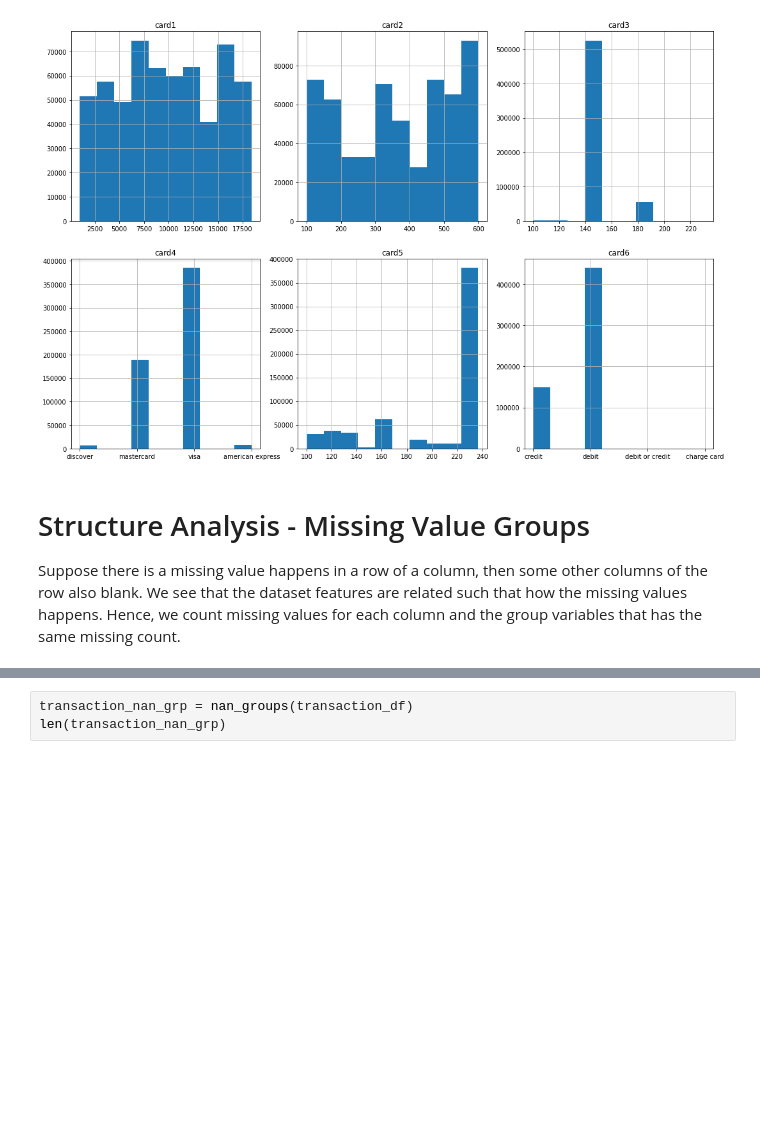
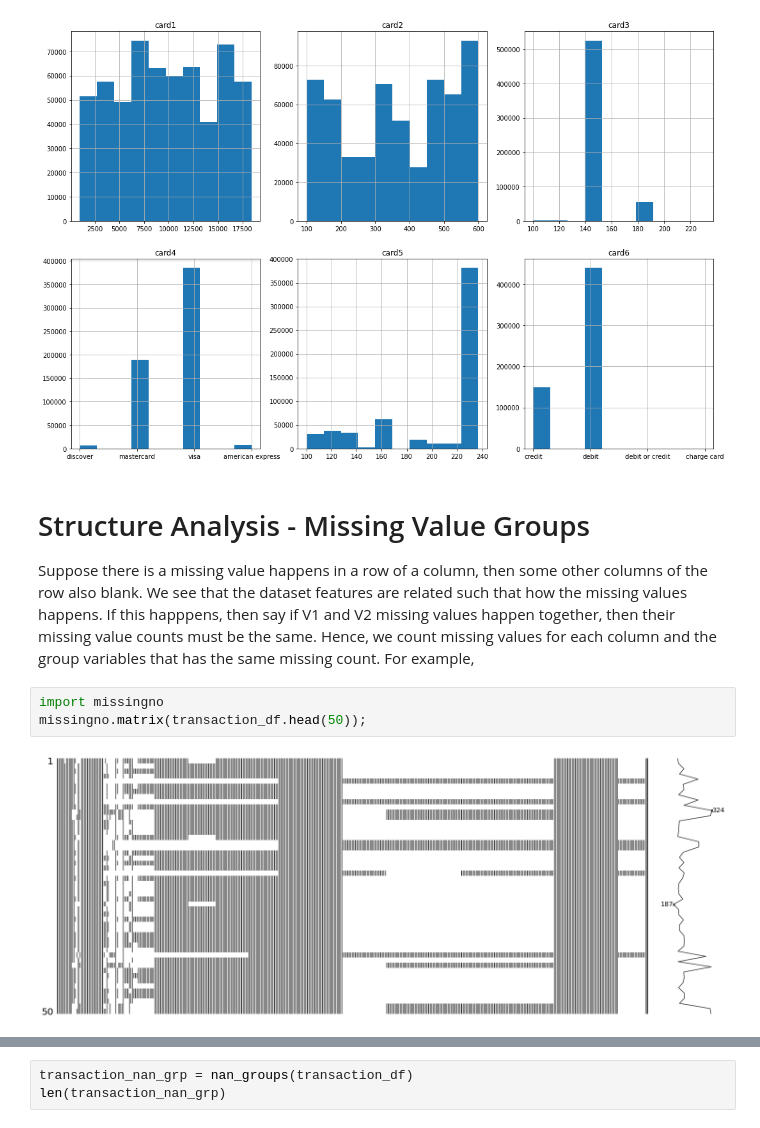
Before and after one commit to taimoon/click-through-rate-prediction, a Jupyter notebook: EDA.ipynb, the cells around one changed output, grey strips where cells are left out. Saved outputs shown, nothing was run; the diff lists cells and outputs as text; blank space fills up the shorter version.

```diff
--- a/EDA.ipynb
+++ b/EDA.ipynb
@@ -250,6 +248,11 @@ local_cell_main()
 # %% [markdown]
 # Structure Analysis - Missing Value Groups
 
-Suppose there is a missing value happens in a row of a column, then some other columns of the row also blank. We see that the dataset features are related such that how the missing values happens. Hence, we count missing values for each column and the group variables that has the same missing count.
+Suppose there is a missing value happens in a row of a column, then some other columns of the row also blank. We see that the dataset features are related such that how the missing values happens. If this happpens, then say if V1 and V2 missing values happen together, then their missing value counts must be the same. Hence, we count missing values for each column and the group variables that has the same missing count. For example,
+# %%
+import missingno
+missingno.matrix(transaction_df.head(50));
+# %% [output]
+[figure, added]
 # %%
 def nan_groups(df):
```
Also changed, not shown: parts of 17 cells of this notebook, 6 other files.
